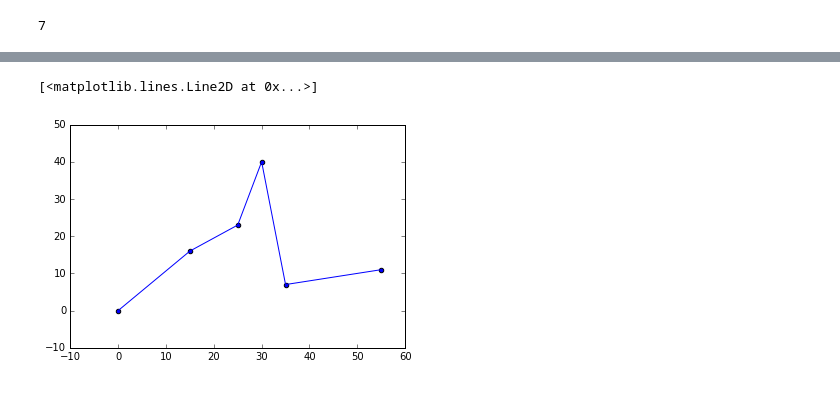
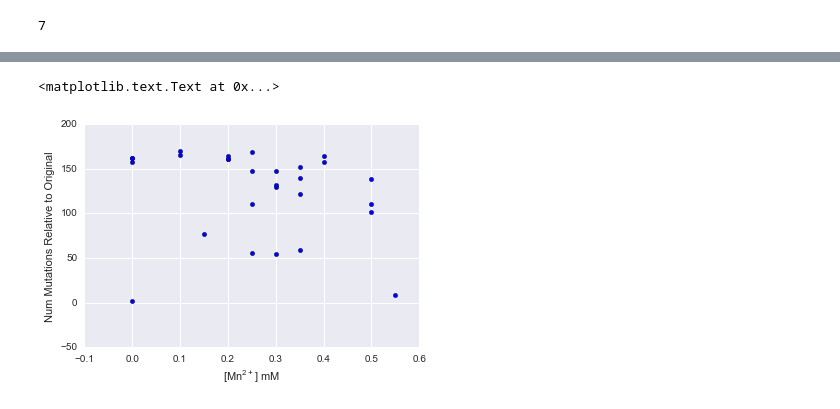
Before and after one commit to ericmjl/protein-systematic-characterization, a Jupyter notebook: experiments/temp-20160927-hackytaq/hacky-taq.ipynb, the cells around one changed output, grey strips where cells are left out. Saved outputs shown, nothing was run; the diff lists cells and outputs as text; code cells hidden in the pictures.

```diff
--- a/experiments/temp-20160927-hackytaq/hacky-taq.ipynb
+++ b/experiments/temp-20160927-hackytaq/hacky-taq.ipynb
@@ -135,7 +148,7 @@ for pos in range(aln.get_alignment_length()):
     # letters = Counter(aln[:, pos:pos+10])
 
 
-    b = bool(int((letters['-'] + letters['N'])/window_length))
+    b = bool(int(letters['-']/window_length) > 5)
     num_gaps.append(b)
 plt.plot(num_gaps)
 # plt.ylim(-1, 3)
@@ -221,6 +230,6 @@ for i in range(len(aln_trimmed) - 1):
     dist = distance(str(aln_trimmed[i].seq), str(aln_trimmed[-1].seq))
     print(aln_trimmed[i].id, dist)
 
-    concs.append(aln_trimmed[i].id.split('-')[0])
+    concs.append(int(aln_trimmed[i].id.split('-')[0])/100)
     muts.append(dist)
 # %% [output]
@@ -233,6 +253,8 @@ for i in range(len(aln_trimmed) - 1):
 # %%
 plt.scatter(x=concs, y=muts)
-plt.plot(concs, muts)
+# plt.plot(concs, muts)
+plt.ylabel('Num Mutations Relative to Original')
+plt.xlabel('$\mathregular{[Mn^{2+}]}$ mM')
 # %% [output]
-[<matplotlib.lines.Line2D at 0x...>]
+<matplotlib.text.Text at 0x...>
-[figure, old version]
+[figure, new version]
```
Also changed, not shown: parts of 20 cells of this notebook, 50 other files.
